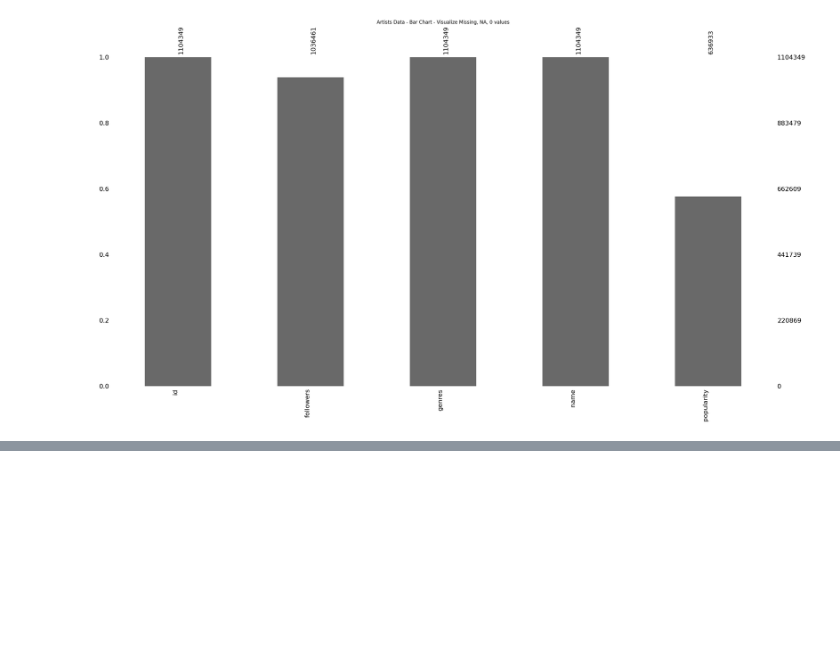
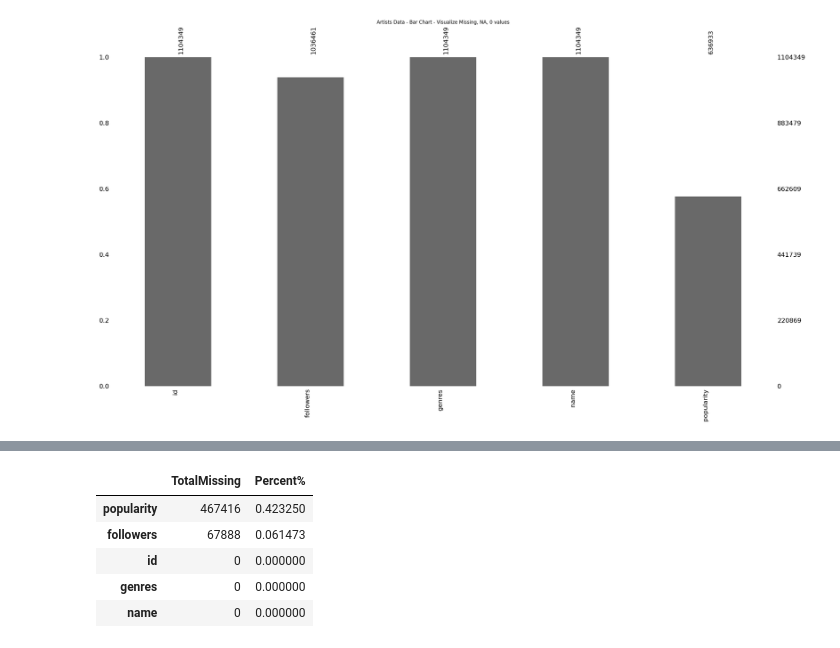
Before and after one commit to mavwong/SpotifyDataAnalysis, a Jupyter notebook: 00-explore_missing.ipynb, the cells around one changed output, grey strips where cells are left out. Drawn from its saved outputs; the diff is of its cells as text; code cells hidden in the pictures; blank space fills up the shorter version.

```diff
--- a/00-explore_missing.ipynb
+++ b/00-explore_missing.ipynb
@@ -191,0 +215,10 @@ vis_missing_artists.Bar(show=True)
+# %%
+missing_artists = CountMissingData(df_artists).get()
+missing_artists
+# %% [output]
+|  | TotalMissing | Percent% |
+| popularity | 467416 | 0.423250 |
+| followers | 67888 | 0.061473 |
+| id | 0 | 0.000000 |
+| genres | 0 | 0.000000 |
+| name | 0 | 0.000000 |
```
Also changed, not shown: parts of 6 cells of this notebook, 6 other files.
